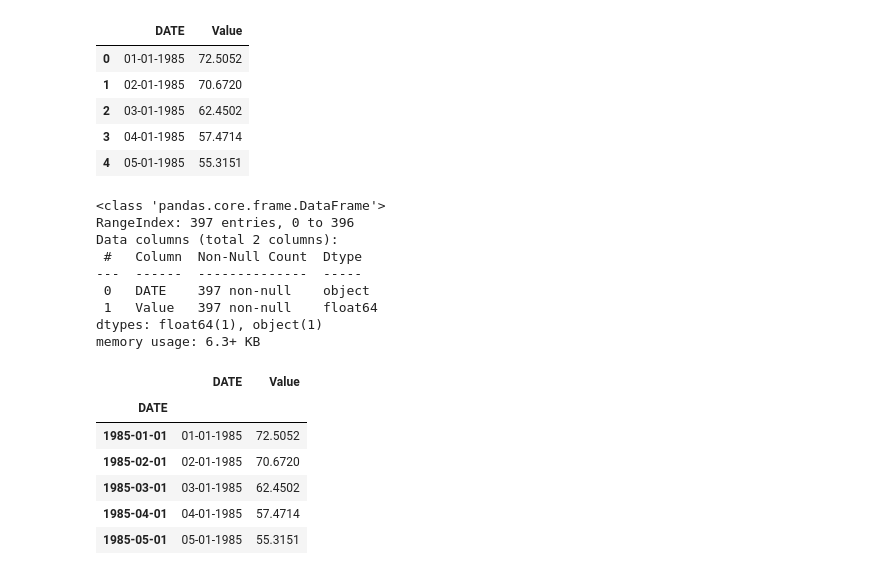
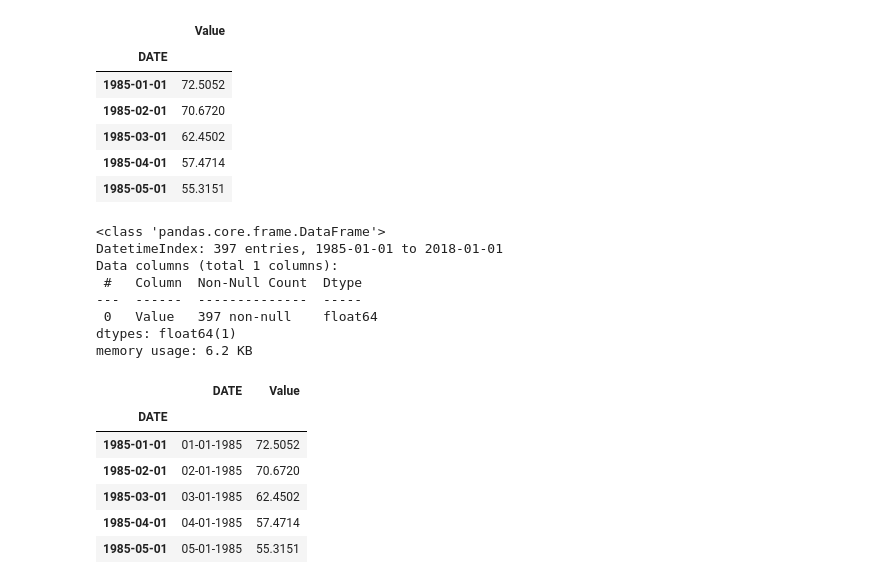
Before and after one commit to polizelr/pos_data_analytics_fiap, a Jupyter notebook: Fase 2 - Machine learning and time series/Time Series/time_series_aula_01.ipynb, the cells around one changed output. Cells and saved outputs as stored; diff of their text form; code cells hidden in the pictures.

Commit message:
Aula 2 - Utilizando Datas como Índice

```diff
--- a/Fase 2 - Machine learning and time series/Time Series/time_series_aula_01.ipynb
+++ b/Fase 2 - Machine learning and time series/Time Series/time_series_aula_01.ipynb
@@ -11,28 +11,28 @@ from statsmodels.tsa.seasonal import seasonal_decompose
 # %%
 df_path = "https://raw.githubusercontent.com/carlosfab/datasets/master/electricity_consumption/Electric_Production.csv"
 # %%
-df = pd.read_csv(df_path)
+df = pd.read_csv(df_path, parse_dates=['DATE'], index_col='DATE')
 
 df.head()
 # %% [output]
-|  | DATE | Value |
-| 0 | 01-01-1985 | 72.5052 |
-| 1 | 02-01-1985 | 70.6720 |
-| 2 | 03-01-1985 | 62.4502 |
-| 3 | 04-01-1985 | 57.4714 |
-| 4 | 05-01-1985 | 55.3151 |
+|  | Value |
+| DATE |  |
+| 1985-01-01 | 72.5052 |
+| 1985-02-01 | 70.6720 |
+| 1985-03-01 | 62.4502 |
+| 1985-04-01 | 57.4714 |
+| 1985-05-01 | 55.3151 |
 # %%
 df.info()
 # %% [output]
 <class 'pandas.core.frame.DataFrame'>
-RangeIndex: 397 entries, 0 to 396
-Data columns (total 2 columns):
+DatetimeIndex: 397 entries, 1985-01-01 to 2018-01-01
+Data columns (total 1 columns):
  #   Column  Non-Null Count  Dtype
 ---  ------  --------------  -----
- 0   DATE    397 non-null    object
- 1   Value   397 non-null    float64
-dtypes: float64(1), object(1)
-memory usage: 6.3+ KB
+ 0   Value   397 non-null    float64
+dtypes: float64(1)
+memory usage: 6.2 KB
 # %%
 # 1) fazer os casts para os formatos corretos
 # 2) fazer com que a data seja o index
```
Also changed, not shown: parts of 2 cells of this notebook.
